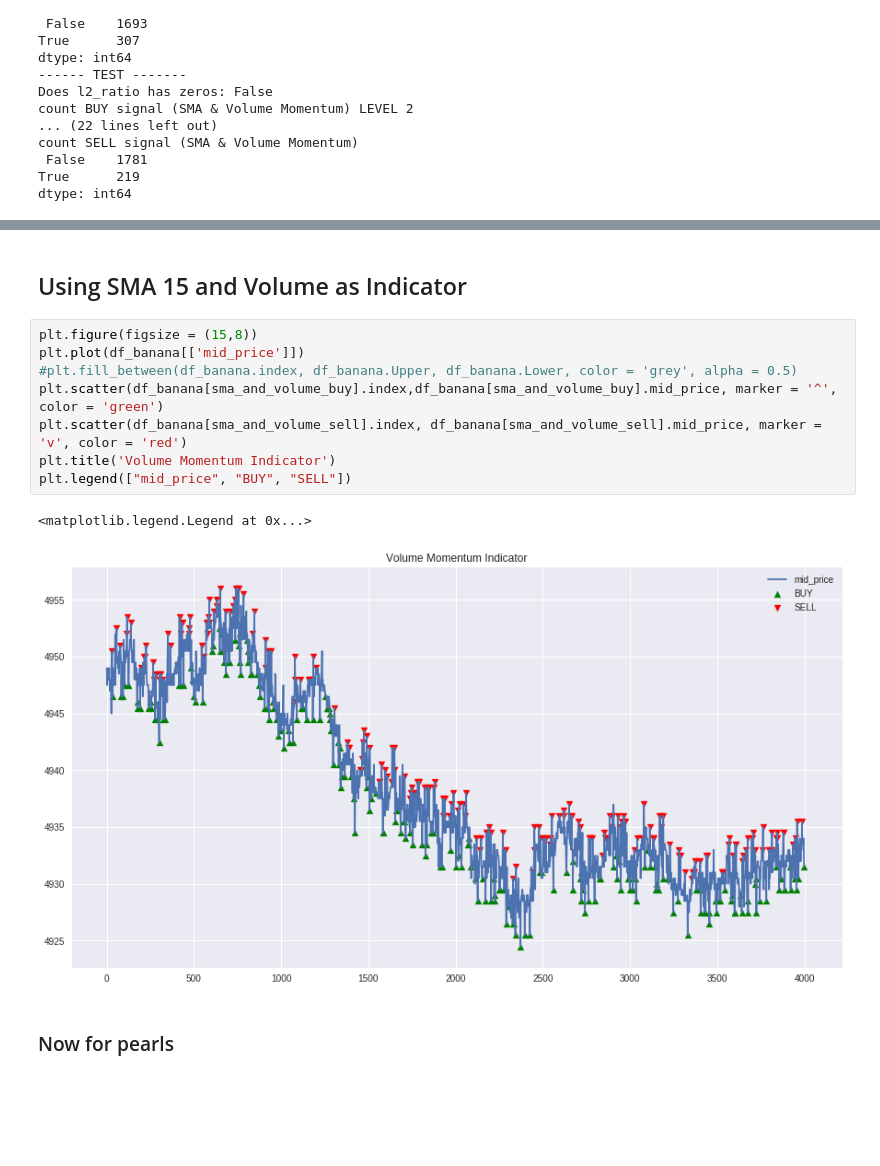
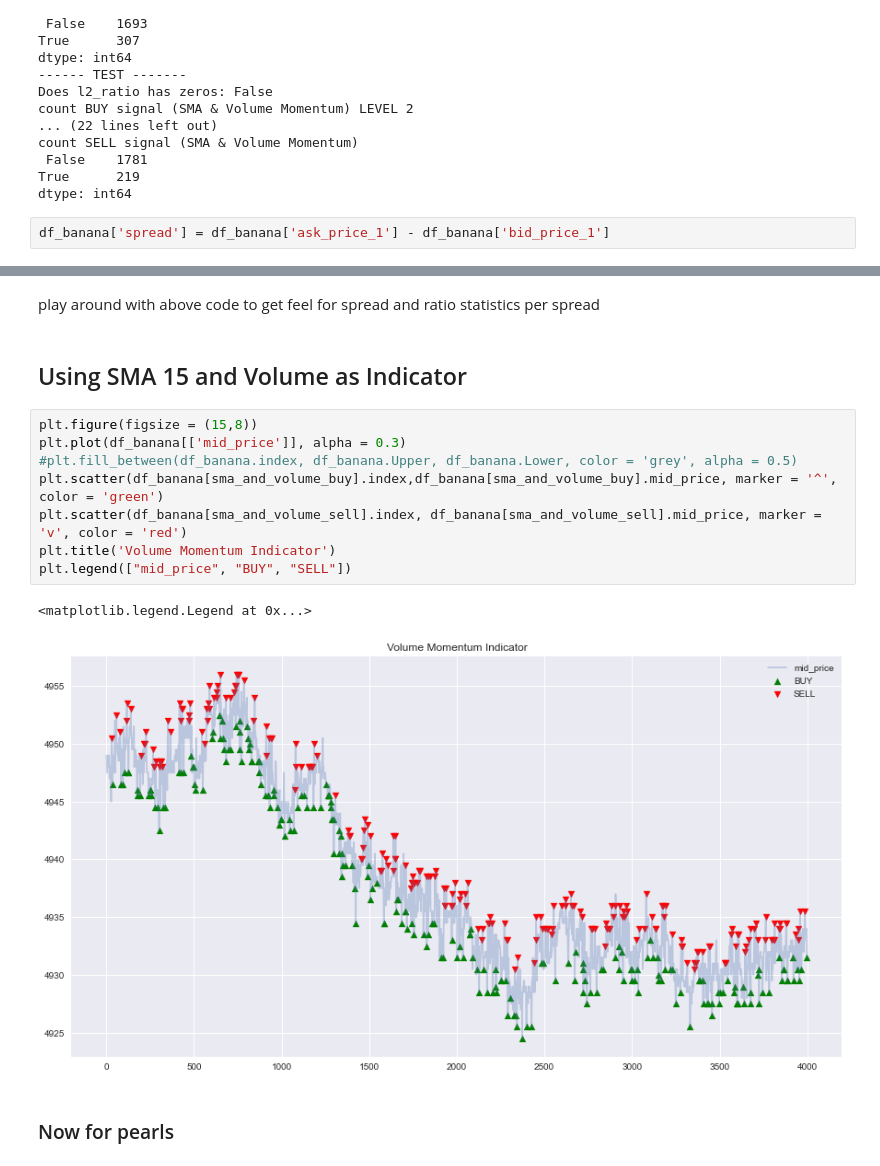
Before and after one commit to IMC-Croissant/AlgoTrading, a Jupyter notebook: Coding/notebooks/bollingers_and_position_analysis.ipynb, the cells around one changed output, grey strips where cells are left out. Cells and saved outputs as stored; diff of their text form; blank space fills up the shorter version.

```diff
--- a/Coding/notebooks/bollingers_and_position_analysis.ipynb
+++ b/Coding/notebooks/bollingers_and_position_analysis.ipynb
@@ -247,3 +257,5 @@ count SELL signal (SMA & Volume Momentum)
  False    1781
 True      219
 dtype: int64
+# %%
+df_banana['spread'] = df_banana['ask_price_1'] - df_banana['bid_price_1']
@@ -250,16 +274,18 @@ dtype: int64
+# %% [markdown]
+play around with above code to get feel for spread and ratio statistics per spread
 # %% [markdown]
 ## Using SMA 15 and Volume as Indicator
 # %%
 plt.figure(figsize = (15,8))
-plt.plot(df_banana[['mid_price']])
+plt.plot(df_banana[['mid_price']], alpha = 0.3)
 #plt.fill_between(df_banana.index, df_banana.Upper, df_banana.Lower, color = 'grey', alpha = 0.5)
 plt.scatter(df_banana[sma_and_volume_buy].index,df_banana[sma_and_volume_buy].mid_price, marker = '^', color = 'green')
 plt.scatter(df_banana[sma_and_volume_sell].index, df_banana[sma_and_volume_sell].mid_price, marker = 'v', color = 'red')
 plt.title('Volume Momentum Indicator')
 plt.legend(["mid_price", "BUY", "SELL"])
 # %% [output]
 <matplotlib.legend.Legend at 0x...>
-[figure, old version]
+[figure, new version]
 # %% [markdown]
 ### Now for pearls
 # %%
```
Also changed, not shown: parts of 14 cells of this notebook.
